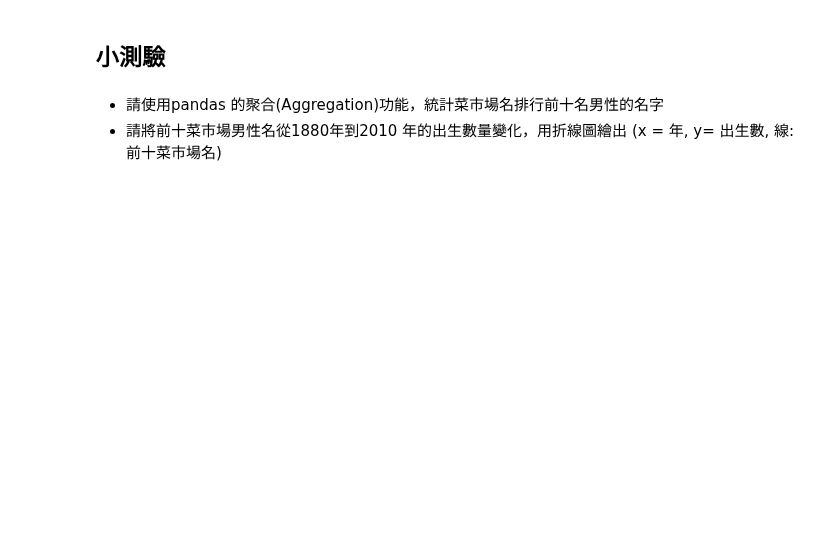
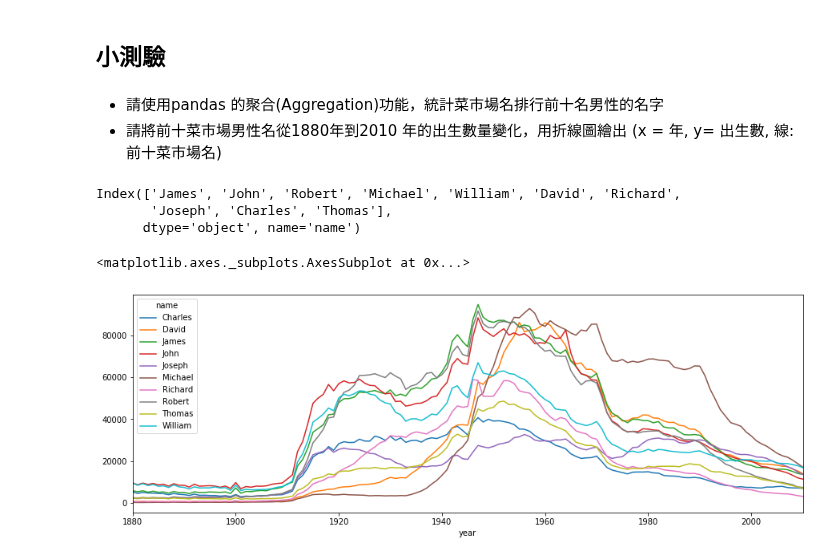
Before and after one commit to ywchiu/taipeifubon, a Jupyter notebook: Demo20200303.ipynb, the cells around one changed output. Cells and saved outputs as stored; diff of their text form; code cells hidden in the pictures; blank space fills up the shorter version.

```diff
--- a/Demo20200303.ipynb
+++ b/Demo20200303.ipynb
@@ -287,3 +298,25 @@ dny.T.plot(rot=0, figsize=(15, 5))
 # %% [markdown]
 - 請使用pandas 的聚合(Aggregation)功能，統計菜市場名排行前十名男性的名字
 - 請將前十菜市場男性名從1880年到2010 年的出生數量變化，用折線圖繪出 (x = 年, y= 出生數, 線: 前十菜市場名)
+# %%
+# SELECT name, SUM(births) FROM df_names
+# WHERE sex = 'M' GROUP BY name
+# ORDER BY SUM(births) DESC LIMIT 10
+#df_names['sex'] == 'M'
+top_10_names = df_names[df_names['sex'] == 'M'].groupby('name')['births'].sum().sort_values(ascending = False).head(10)
+# %%
+top_10_names.index
+# %% [output]
+Index(['James', 'John', 'Robert', 'Michael', 'William', 'David', 'Richard',
+       'Joseph', 'Charles', 'Thomas'],
+      dtype='object', name='name')
+# %%
+table = df_names[(df_names['name'].isin(top_10_names.index)) &
+         (df_names['sex']=='M')]
+# %%
+df = table.pivot_table('births', index='year', columns='name', aggfunc=sum)
+# %%
+df.plot(rot=0, figsize=(15, 5))
+# %% [output]
+<matplotlib.axes._subplots.AxesSubplot at 0x...>
+[figure, added]
```
Also changed, not shown: parts of 2 cells of this notebook, 1 other file.
